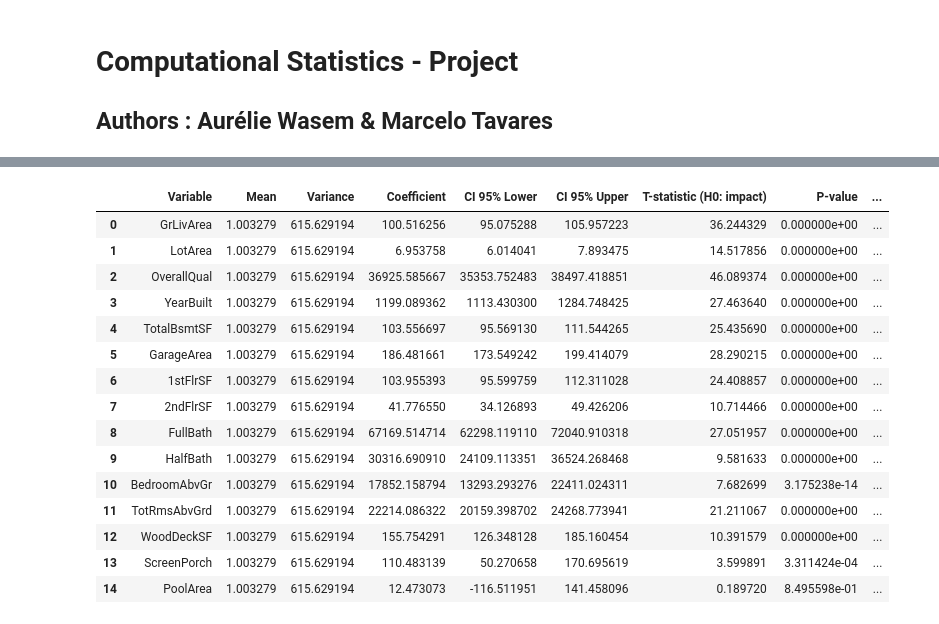
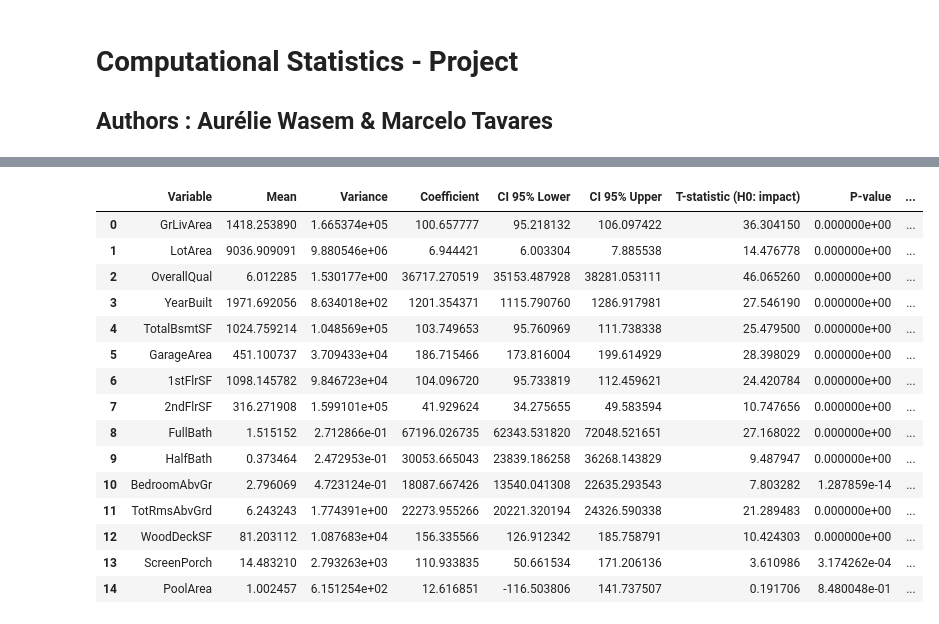
Before and after one commit to decimoplays/CStat-Project, a Jupyter notebook: cstat-project.ipynb, the cells around one changed output, grey strips where cells are left out. Cells and saved outputs as stored; diff of their text form; code cells hidden in the pictures.

```diff
--- a/cstat-project.ipynb
+++ b/cstat-project.ipynb
@@ -14,11 +14,14 @@ import statsmodels.api as sm
 import statsmodels.formula.api as smf
 # %%
 train_df = pd.read_csv('data/train.csv')
+# MARCELO: faire en sorte qu'OverallQual soit vue comme une catégorie dès le début
+train_df['OverallQual'] = train_df['OverallQual'].astype('category')
 # %%
-lst = ['SalePrice', 'GrLivArea', 'LotArea', 'OverallQual',
+lst = ['GrLivArea', 'LotArea', 'OverallQual',
        'YearBuilt', 'TotalBsmtSF', 'GarageArea', '1stFlrSF',
        '2ndFlrSF', 'FullBath', 'HalfBath', 'BedroomAbvGr',
        'TotRmsAbvGrd', 'WoodDeckSF', 'ScreenPorch', 'PoolArea']
+salePrice = 'SalePrice'
 # %%
 # Parcourir toutes les colonnes
 for column in lst:
@@ -71,7 +84,8 @@ outlier_bounds = []
 outlier_filtered_df = train_df.copy()
 
 for var in lst:
-    if var == 'PoolArea' or var == 'ScreenPorch':
+    # MARCELO: ajouté OverallQual car c'est une variable catégorielle
+    if var == 'PoolArea' or var == 'ScreenPorch' or var == 'OverallQual':
         continue
     series = train_df[var].dropna()
     lower, upper = detect_outliers_iqr(series)
@@ -88,6 +102,19 @@ for var in lst:
     # Supprimer les outliers dans une copie du DataFrame
     outlier_filtered_df = outlier_filtered_df[(outlier_filtered_df[var] >= lower) & (outlier_filtered_df[var] <= upper)]
 
+# MARCELO: ajouté gestion des valeurs extrêmes pour SalePrice
+series = train_df[salePrice].dropna()
+lower, upper = detect_outliers_iqr(series)
+outlier_bounds.append({
+    'Variable': salePrice,
+    'Lower Bound': lower,
+    'Upper Bound': upper,
+    'Nb Outliers (low)' : (series < lower).sum(),
+    'Nb Outliers (high)': (series > upper).sum()
+})
+
+outlier_filtered_df = outlier_filtered_df[(outlier_filtered_df[salePrice] >= lower) & (outlier_filtered_df[salePrice] <= upper)]
+
 # Résumé sous forme de tableau
 outlier_bounds_df = pd.DataFrame(outlier_bounds)
 
@@ -95,6 +122,6 @@ outlier_bounds_df = pd.DataFrame(outlier_bounds)
 #import ace_tools as tools; tools.display_dataframe_to_user(name="Outlier Thresholds (IQR Method)", dataframe=outlier_bounds_df)
 
 # Enregistrer le DataFrame filtré sans outliers pour usage futur
-filtered_df = outlier_filtered_df.copy().filter(lst)
+filtered_df = outlier_filtered_df.copy().filter(lst + [salePrice])
 filtered_df
 # %% [output]
@@ -169,6 +196,9 @@ results = []
 
 # Pour chaque variable
 for var in lst:
+    # MARCELO: bloquer l'usage d'OverallQual car pas de moyenne possible
+    if var == 'OverallQual':
+        continue
     data = filtered_df[var].dropna()  # On enlève les valeurs manquantes
     mean = data.mean()
     variance = data.var()
@@ -217,13 +245,14 @@ results_df
 # %%
 # DataFrame pour stocker les résultats
 regression_results = []
+filtered_df['OverallQual'] = filtered_df['OverallQual'].astype('int')
 
 # Pour chaque variable (sauf SalePrice), on fait une régression simple
 for var in lst:
     if var == 'SalePrice':
         continue
-    mean = data.mean()
-    variance = data.var()
+    mean = filtered_df[var].dropna().mean()
+    variance = filtered_df[var].dropna().var()
     # Préparation des données
     X = filtered_df[[var]].dropna()
     y = filtered_df.loc[X.index, 'SalePrice']
@@ -239,48 +268,48 @@ for var in lst:
     n = len(y)
     X_mean = np.mean(X[var])
     s_squared = np.sum((residuals)**2) / (n - 2)
     se_beta = np.sqrt(s_squared / np.sum((X[var] - X_mean)**2))
 
     # Statistiques du test d'hypothèse H0: beta ≠ 0 (impact significatif)
     t_stat = coef / se_beta
     p_value = 2 * (1 - stats.t.cdf(np.abs(t_stat), df=n - 2))
 
     # Intervalle de confiance à 95% du coefficient
     ci_low = coef - stats.t.ppf(0.975, df=n - 2) * se_beta
     ci_high = coef + stats.t.ppf(0.975, df=n - 2) * se_beta
 
     regression_results.append({
         'Variable': var,
         'Mean': mean,
         'Variance': variance,
         'Coefficient': coef,
         'CI 95% Lower': ci_low,
         'CI 95% Upper': ci_high,
         'T-statistic (H0: impact)': t_stat,
         'P-value': p_value,
         'Significatif ?': 'Oui' if p_value < 0.05 else 'Non'
     })
 
 regression_df = pd.DataFrame(regression_results)
 
 regression_df
 # %% [output]
 |  | Variable | Mean | Variance | Coefficient | CI 95% Lower | CI 95% Upper | T-statistic (H0: impact) | P-value | ... |
-| 0 | GrLivArea | 1.003279 | 615.629194 | 100.516256 | 95.075288 | 105.957223 | 36.244329 | 0.000000e+00 | ... |
-| 1 | LotArea | 1.003279 | 615.629194 | 6.953758 | 6.014041 | 7.893475 | 14.517856 | 0.000000e+00 | ... |
-| 2 | OverallQual | 1.003279 | 615.629194 | 36925.585667 | 35353.752483 | 38497.418851 | 46.089374 | 0.000000e+00 | ... |
-| 3 | YearBuilt | 1.003279 | 615.629194 | 1199.089362 | 1113.430300 | 1284.748425 | 27.463640 | 0.000000e+00 | ... |
-| 4 | TotalBsmtSF | 1.003279 | 615.629194 | 103.556697 | 95.569130 | 111.544265 | 25.435690 | 0.000000e+00 | ... |
-| 5 | GarageArea | 1.003279 | 615.629194 | 186.481661 | 173.549242 | 199.414079 | 28.290215 | 0.000000e+00 | ... |
-| 6 | 1stFlrSF | 1.003279 | 615.629194 | 103.955393 | 95.599759 | 112.311028 | 24.408857 | 0.000000e+00 | ... |
-| 7 | 2ndFlrSF | 1.003279 | 615.629194 | 41.776550 | 34.126893 | 49.426206 | 10.714466 | 0.000000e+00 | ... |
-| 8 | FullBath | 1.003279 | 615.629194 | 67169.514714 | 62298.119110 | 72040.910318 | 27.051957 | 0.000000e+00 | ... |
-| 9 | HalfBath | 1.003279 | 615.629194 | 30316.690910 | 24109.113351 | 36524.268468 | 9.581633 | 0.000000e+00 | ... |
-| 10 | BedroomAbvGr | 1.003279 | 615.629194 | 17852.158794 | 13293.293276 | 22411.024311 | 7.682699 | 3.175238e-14 | ... |
-| 11 | TotRmsAbvGrd | 1.003279 | 615.629194 | 22214.086322 | 20159.398702 | 24268.773941 | 21.211067 | 0.000000e+00 | ... |
-| 12 | WoodDeckSF | 1.003279 | 615.629194 | 155.754291 | 126.348128 | 185.160454 | 10.391579 | 0.000000e+00 | ... |
-| 13 | ScreenPorch | 1.003279 | 615.629194 | 110.483139 | 50.270658 | 170.695619 | 3.599891 | 3.311424e-04 | ... |
-| 14 | PoolArea | 1.003279 | 615.629194 | 12.473073 | -116.511951 | 141.458096 | 0.189720 | 8.495598e-01 | ... |
+| 0 | GrLivArea | 1418.253890 | 1.665374e+05 | 100.657777 | 95.218132 | 106.097422 | 36.304150 | 0.000000e+00 | ... |
+| 1 | LotArea | 9036.909091 | 9.880546e+06 | 6.944421 | 6.003304 | 7.885538 | 14.476778 | 0.000000e+00 | ... |
+| 2 | OverallQual | 6.012285 | 1.530177e+00 | 36717.270519 | 35153.487928 | 38281.053111 | 46.065260 | 0.000000e+00 | ... |
+| 3 | YearBuilt | 1971.692056 | 8.634018e+02 | 1201.354371 | 1115.790760 | 1286.917981 | 27.546190 | 0.000000e+00 | ... |
+| 4 | TotalBsmtSF | 1024.759214 | 1.048569e+05 | 103.749653 | 95.760969 | 111.738338 | 25.479500 | 0.000000e+00 | ... |
+| 5 | GarageArea | 451.100737 | 3.709433e+04 | 186.715466 | 173.816004 | 199.614929 | 28.398029 | 0.000000e+00 | ... |
+| 6 | 1stFlrSF | 1098.145782 | 9.846723e+04 | 104.096720 | 95.733819 | 112.459621 | 24.420784 | 0.000000e+00 | ... |
+| 7 | 2ndFlrSF | 316.271908 | 1.599101e+05 | 41.929624 | 34.275655 | 49.583594 | 10.747656 | 0.000000e+00 | ... |
+| 8 | FullBath | 1.515152 | 2.712866e-01 | 67196.026735 | 62343.531820 | 72048.521651 | 27.168022 | 0.000000e+00 | ... |
+| 9 | HalfBath | 0.373464 | 2.472953e-01 | 30053.665043 | 23839.186258 | 36268.143829 | 9.487947 | 0.000000e+00 | ... |
+| 10 | BedroomAbvGr | 2.796069 | 4.723124e-01 | 18087.667426 | 13540.041308 | 22635.293543 | 7.803282 | 1.287859e-14 | ... |
+| 11 | TotRmsAbvGrd | 6.243243 | 1.774391e+00 | 22273.955266 | 20221.320194 | 24326.590338 | 21.289483 | 0.000000e+00 | ... |
+| 12 | WoodDeckSF | 81.203112 | 1.087683e+04 | 156.335566 | 126.912342 | 185.758791 | 10.424303 | 0.000000e+00 | ... |
+| 13 | ScreenPorch | 14.483210 | 2.793263e+03 | 110.933835 | 50.661534 | 171.206136 | 3.610986 | 3.174262e-04 | ... |
+| 14 | PoolArea | 1.002457 | 6.151254e+02 | 12.616851 | -116.503806 | 141.737507 | 0.191706 | 8.480048e-01 | ... |
 # %%
 # Création d'une copie du DataFrame avec des noms compatibles pour la formule
 df_formula = filtered_df.copy()
```
Also changed, not shown: parts of 6 cells of this notebook.
